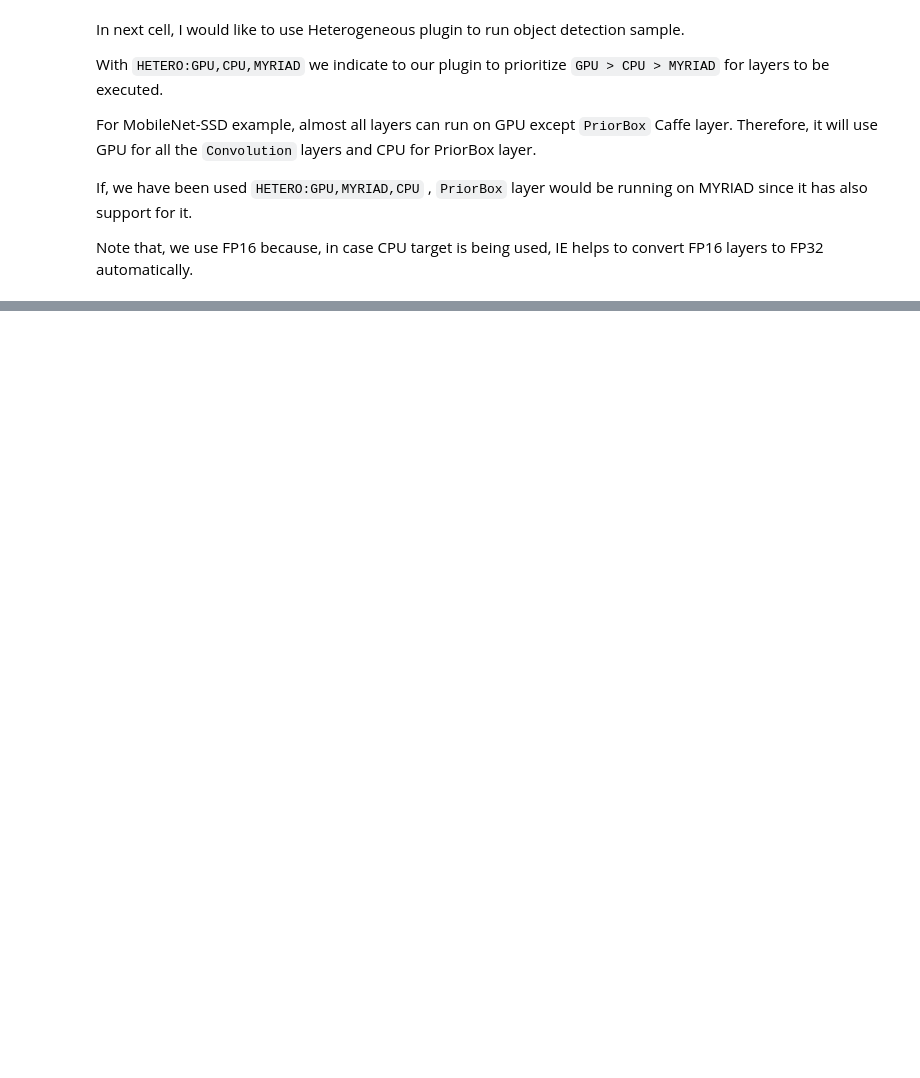
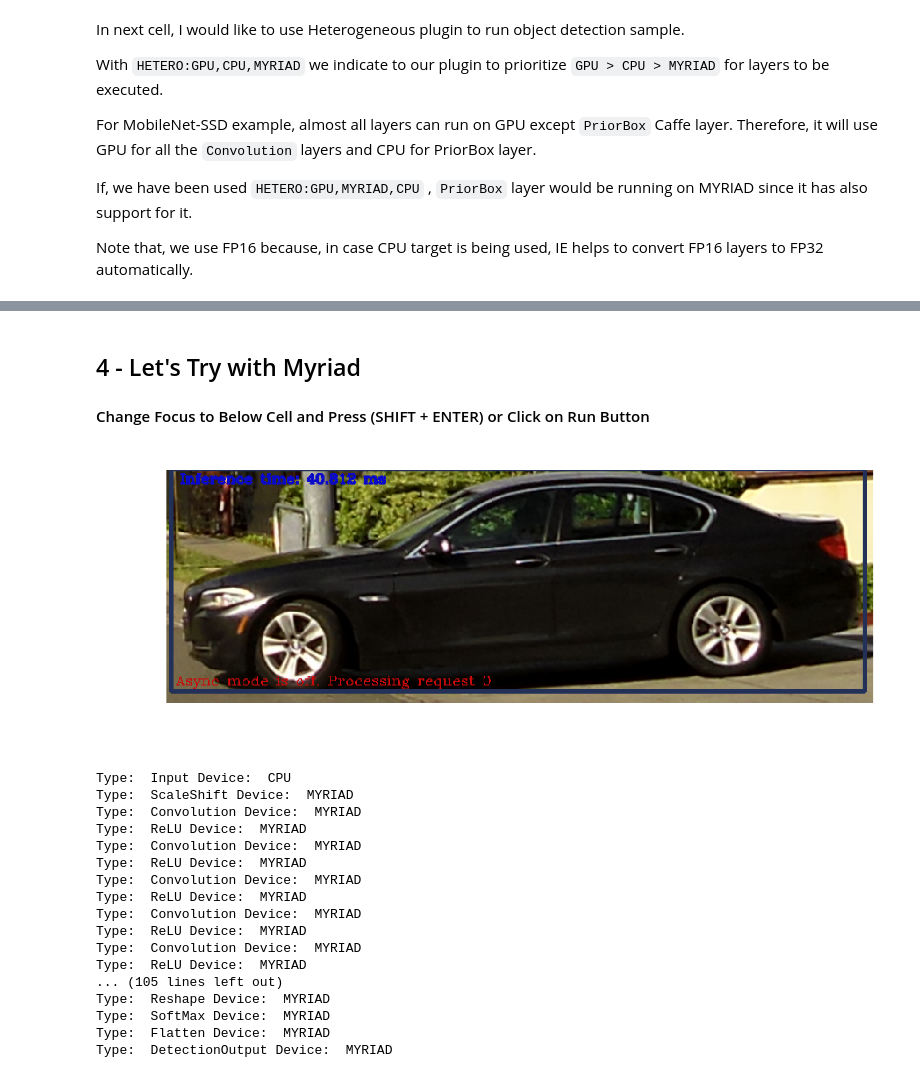
Before and after one commit to odundar/openvino_workshop, a Jupyter notebook: Advanced Features - Lab 3.ipynb, the cells around one changed output, grey strips where cells are left out. Cells and saved outputs as stored; diff of their text form; code cells hidden in the pictures; blank space fills up the shorter version.

```diff
--- a/Advanced Features - Lab 3.ipynb
+++ b/Advanced Features - Lab 3.ipynb
@@ -457,0 +377,35 @@ for l in net.layers.values():
+# %% [markdown]
+## 4 - Let's Try with Myriad
+
+
+#### Change Focus to Below Cell and Press (SHIFT + ENTER) or Click on Run Button
+# %%
+hetero_objects = runInference(hetero_device = 'HETERO:MYRIAD,GPU,CPU',
+                              model_xml='/home/intel/openvino_models/models/object_detection/common/mobilenet-ssd/FP16/mobilenet-ssd.xml',
+                              model_bin='/home/intel/openvino_models/models/object_detection/common/mobilenet-ssd/FP16/mobilenet-ssd.bin',
+                              image_file='images/car.png',
+                              performance_counters = False)
+
+net = hetero_objects[1]
+
+for l in net.layers.values():
+    print('Type: ', l.type, 'Device: ', l.affinity)
+# %% [output]
+[figure, added]
+Type:  Input Device:  CPU
+Type:  ScaleShift Device:  MYRIAD
+Type:  Convolution Device:  MYRIAD
+Type:  ReLU Device:  MYRIAD
+Type:  Convolution Device:  MYRIAD
+Type:  ReLU Device:  MYRIAD
+Type:  Convolution Device:  MYRIAD
+Type:  ReLU Device:  MYRIAD
+Type:  Convolution Device:  MYRIAD
+Type:  ReLU Device:  MYRIAD
+Type:  Convolution Device:  MYRIAD
+Type:  ReLU Device:  MYRIAD
+... (105 lines left out)
+Type:  Reshape Device:  MYRIAD
+Type:  SoftMax Device:  MYRIAD
+Type:  Flatten Device:  MYRIAD
+Type:  DetectionOutput Device:  MYRIAD
```
Also changed, not shown: parts of 56 cells of this notebook, 6 other files.
